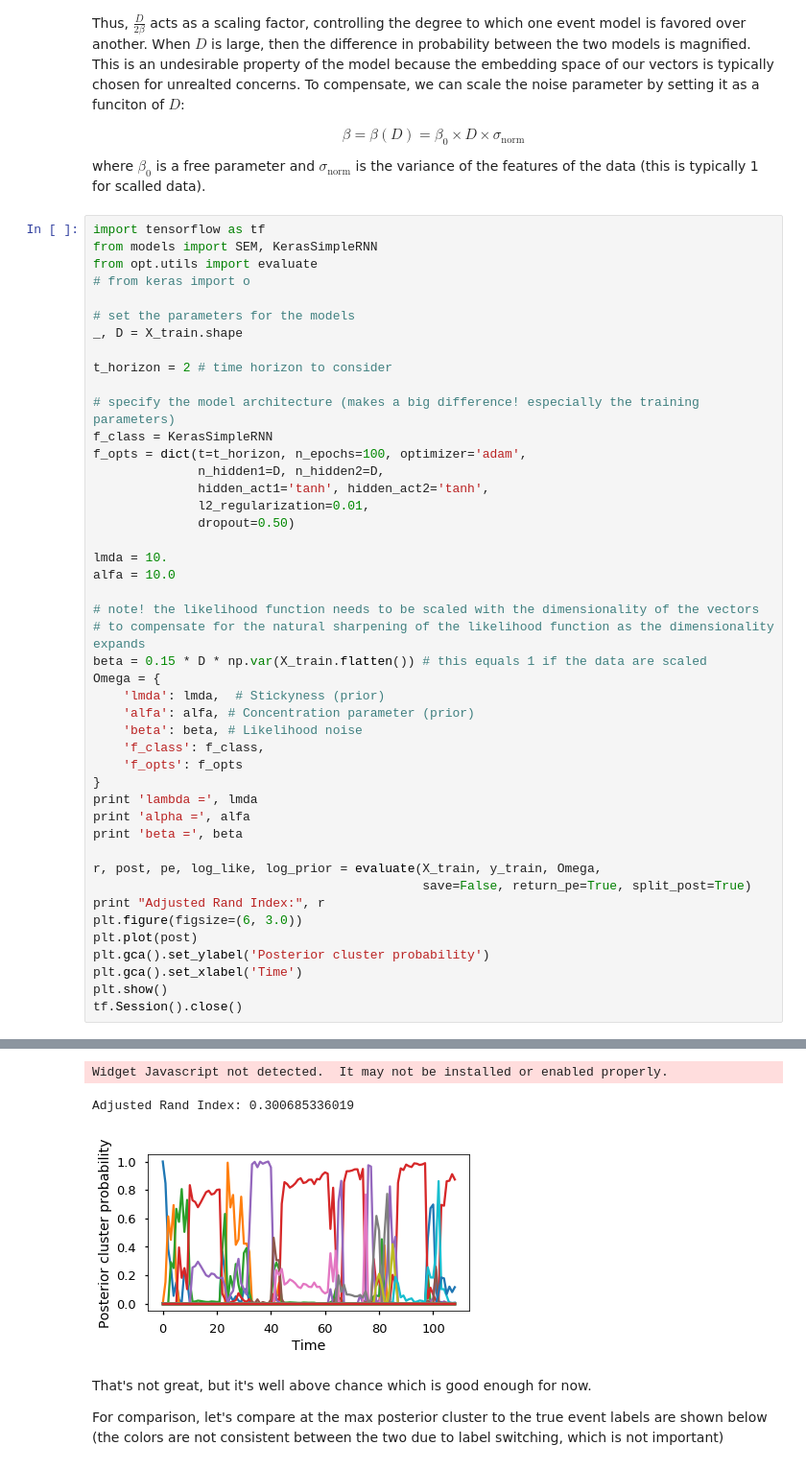
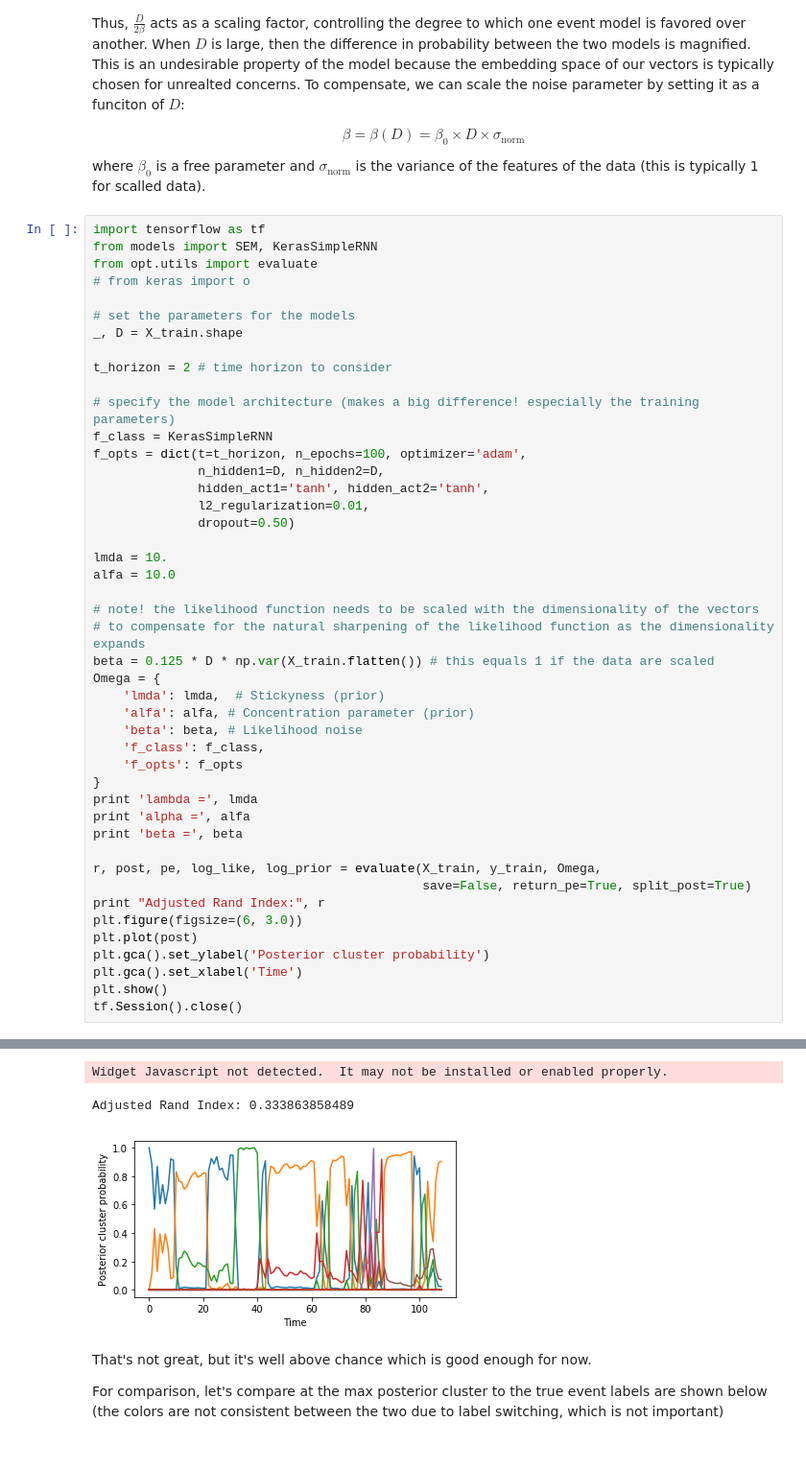
Before and after one commit to nicktfranklin/SEM_paper_simulations, a Jupyter notebook: Demo - Motion Capture Data.ipynb, the cells around one changed output, grey strips where cells are left out. Shown at 96% size. Drawn from its saved outputs; the diff is of its cells as text.

```diff
--- a/Demo - Motion Capture Data.ipynb
+++ b/Demo - Motion Capture Data.ipynb
@@ -134,7 +148,7 @@ alfa = 10.0
 
 # note! the likelihood function needs to be scaled with the dimensionality of the vectors
 # to compensate for the natural sharpening of the likelihood function as the dimensionality expands
-beta = 0.15 * D * np.var(X_train.flatten()) # this equals 1 if the data are scaled
+beta = 0.125 * D * np.var(X_train.flatten()) # this equals 1 if the data are scaled
 Omega = {
     'lmda': lmda,  # Stickyness (prior)
     'alfa': alfa, # Concentration parameter (prior)
@@ -162,6 +176,6 @@ beta = 7.95
 Widget Javascript not detected.  It may not be installed or enabled properly.
-Adjusted Rand Index: 0.300685336019
+Adjusted Rand Index: 0.333863858489
-[figure, old version]
+[figure, new version]
 # %% [markdown]
 That's not great, but it's well above chance which is good enough for now.
 
```
Also changed, not shown: parts of 13 cells of this notebook, 5 other files.
